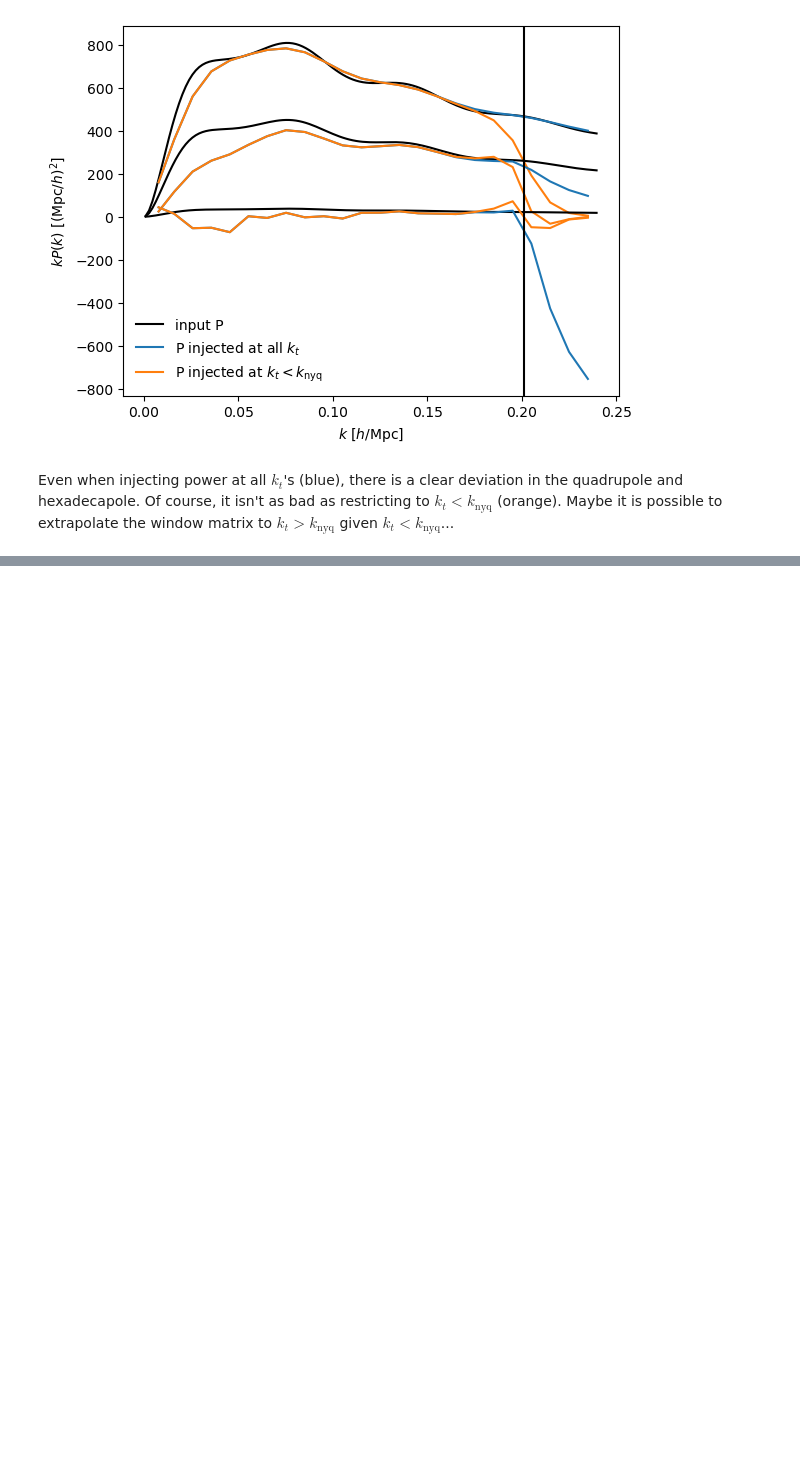
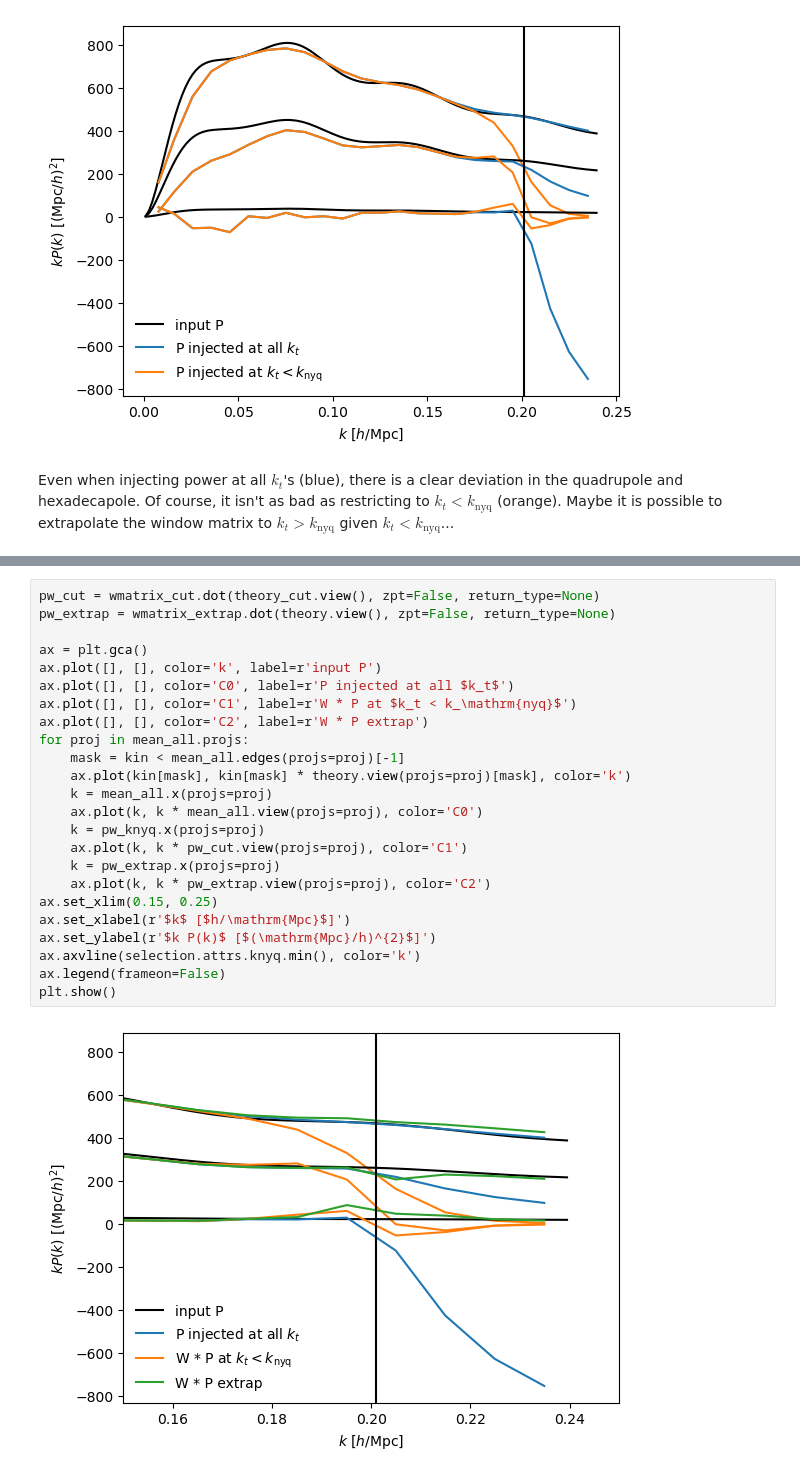
Before and after one commit to adematti/jax-window, a Jupyter notebook: nb/debug_smooth.ipynb, the cells around one changed output, grey strips where cells are left out. Cells and saved outputs as stored; diff of their text form; blank space fills up the shorter version.

```diff
--- a/nb/debug_smooth.ipynb
+++ b/nb/debug_smooth.ipynb
@@ -181,0 +200,26 @@ Of course, it isn't as bad as restricting to $k_t < k_\mathrm{nyq}$ (orange). Ma
+# %%
+pw_cut = wmatrix_cut.dot(theory_cut.view(), zpt=False, return_type=None)
+pw_extrap = wmatrix_extrap.dot(theory.view(), zpt=False, return_type=None)
+
+ax = plt.gca()
+ax.plot([], [], color='k', label=r'input P')
+ax.plot([], [], color='C0', label=r'P injected at all $k_t$')
+ax.plot([], [], color='C1', label=r'W * P at $k_t < k_\mathrm{nyq}$')
+ax.plot([], [], color='C2', label=r'W * P extrap')
+for proj in mean_all.projs:
+    mask = kin < mean_all.edges(projs=proj)[-1]
+    ax.plot(kin[mask], kin[mask] * theory.view(projs=proj)[mask], color='k')
+    k = mean_all.x(projs=proj)
+    ax.plot(k, k * mean_all.view(projs=proj), color='C0')
+    k = pw_knyq.x(projs=proj)
+    ax.plot(k, k * pw_cut.view(projs=proj), color='C1')
+    k = pw_extrap.x(projs=proj)
+    ax.plot(k, k * pw_extrap.view(projs=proj), color='C2')
+ax.set_xlim(0.15, 0.25)
+ax.set_xlabel(r'$k$ [$h/\mathrm{Mpc}$]')
+ax.set_ylabel(r'$k P(k)$ [$(\mathrm{Mpc}/h)^{2}$]')
+ax.axvline(selection.attrs.knyq.min(), color='k')
+ax.legend(frameon=False)
+plt.show()
+# %% [output]
+[figure, added]
```
Also changed, not shown: parts of 5 cells of this notebook, 1 other file.
